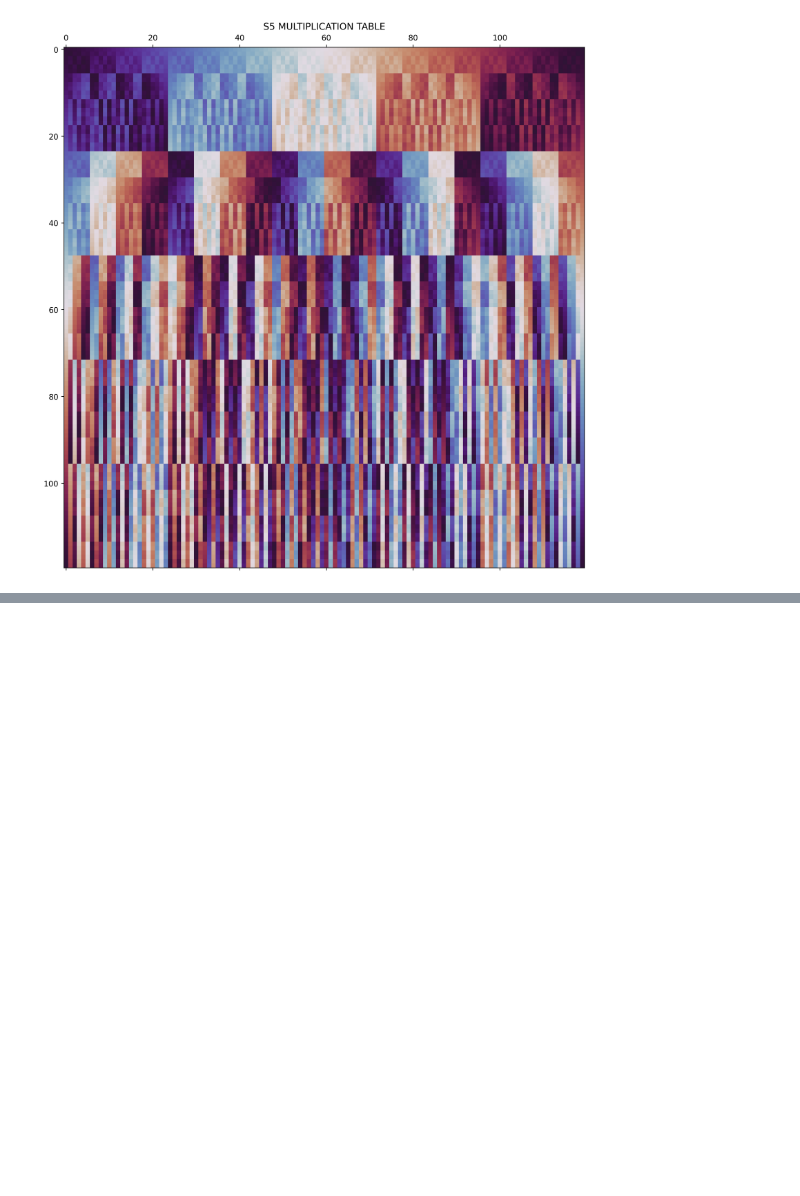
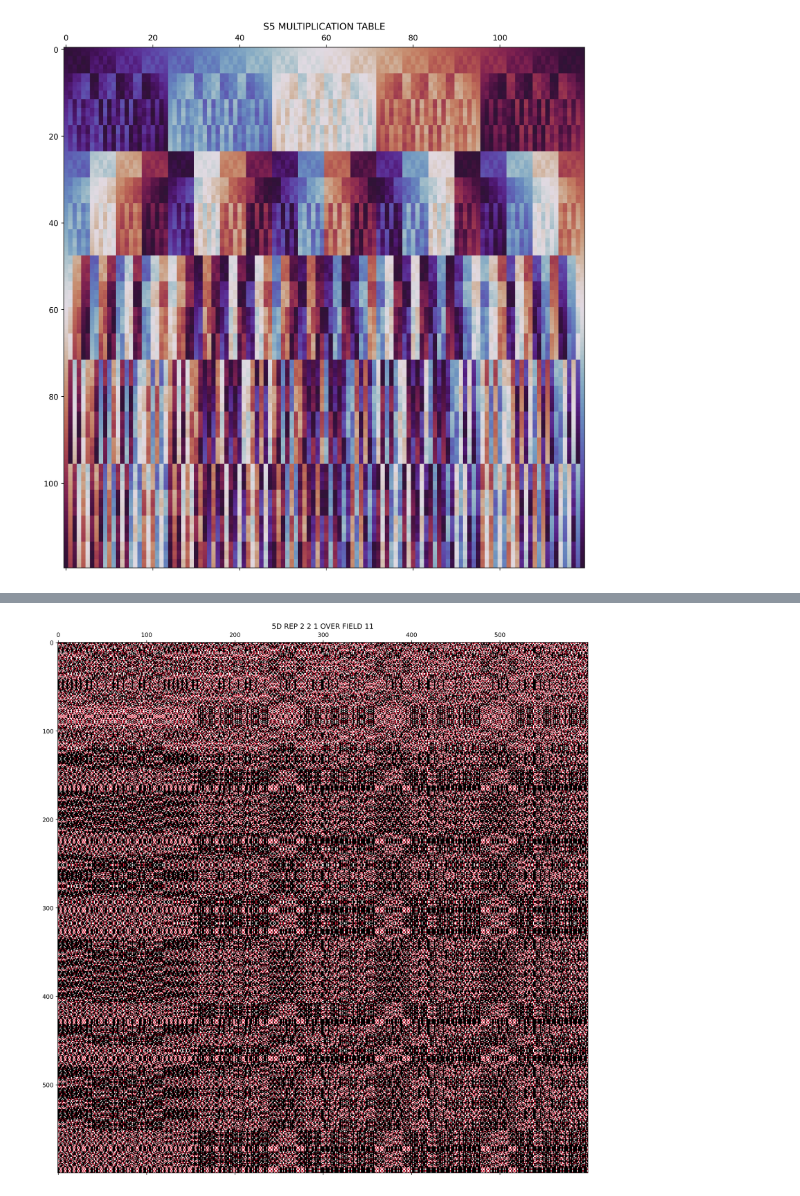
Before and after one commit to michaelontiveros/poppy, a Jupyter notebook: sym.ipynb, the cells around one changed output, grey strips where cells are left out. Saved outputs shown, nothing was run; the diff lists cells and outputs as text; code cells hidden in the pictures; blank space fills up the shorter version.

```diff
--- a/sym.ipynb
+++ b/sym.ipynb
@@ -67,0 +95,9 @@ THE [2 1 1] REPRESENTATION OF S4
+# %%
+TABLE = reptbl.proj().reshape(N,N,dim,dim).swapaxes(0,2).reshape((N*dim,N*dim))
+TITLE = f'{dim}D REP {jax.numpy.array_str(prt)[1:-1]} OVER FIELD {f.q}'
+size = 16
+cmap = 'gist_stern'
+
+poppy.plot(TABLE, title = TITLE, size = size, cmap = cmap)
+# %% [output]
+[figure, added]
```
Also changed, not shown: parts of 8 cells of this notebook, 3 other files.
